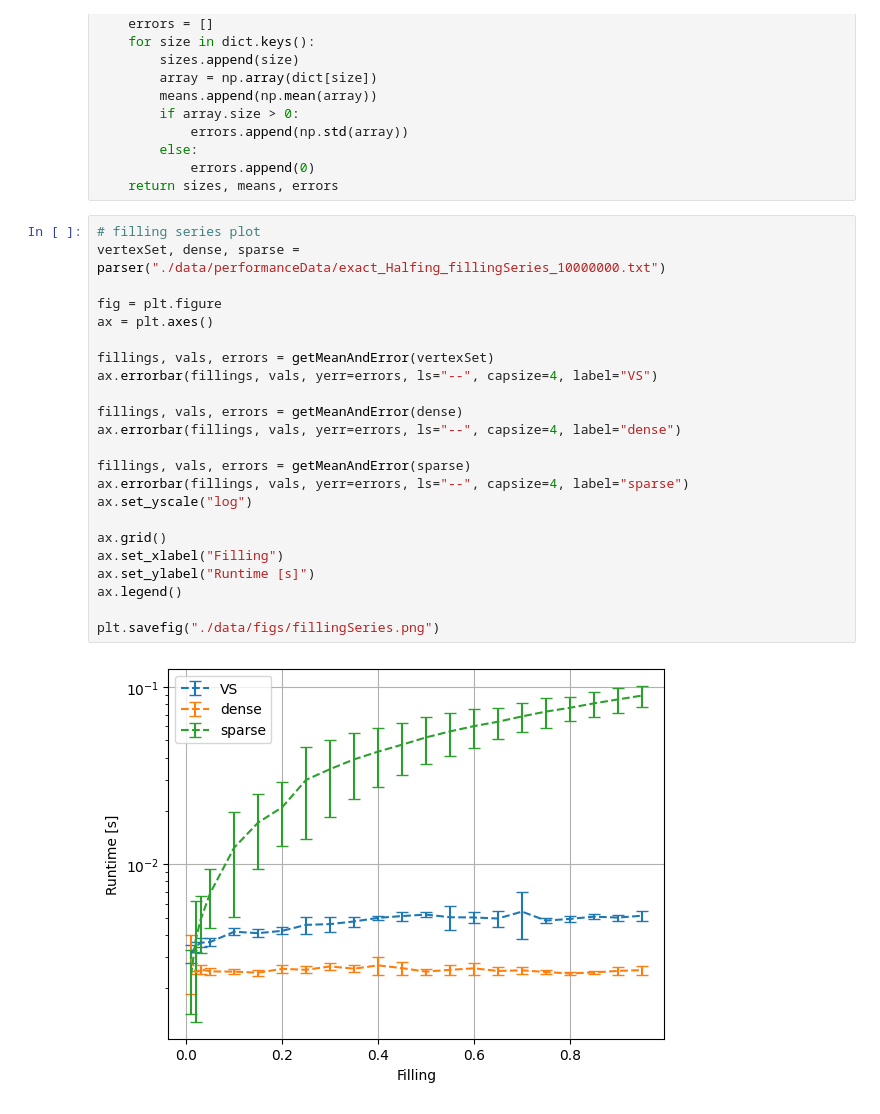
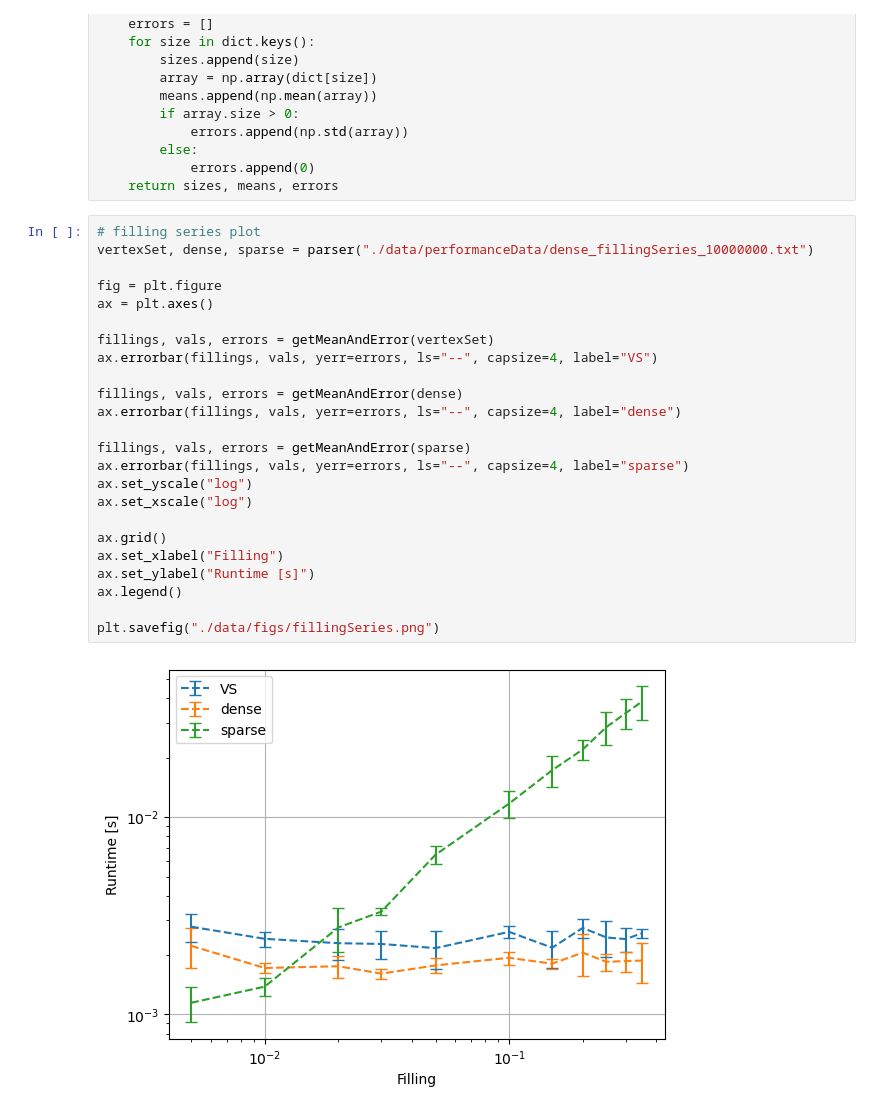
Before and after one commit to Frieder22/graph500, a Jupyter notebook: plots.ipynb, the cells around one changed output. Drawn from its saved outputs; the diff is of its cells as text.

```diff
--- a/plots.ipynb
+++ b/plots.ipynb
@@ -67,27 +67,28 @@ def getMeanAndError(dict):
     return sizes, means, errors
 # %%
 # filling series plot
-vertexSet, dense, sparse = parser("./data/performanceData/exact_Halfing_fillingSeries_10000000.txt")
+vertexSet, dense, sparse = parser("./data/performanceData/dense_fillingSeries_10000000.txt")
 
 fig = plt.figure
 ax = plt.axes()
 
 fillings, vals, errors = getMeanAndError(vertexSet)
 ax.errorbar(fillings, vals, yerr=errors, ls="--", capsize=4, label="VS")
 
 fillings, vals, errors = getMeanAndError(dense)
 ax.errorbar(fillings, vals, yerr=errors, ls="--", capsize=4, label="dense")
 
 fillings, vals, errors = getMeanAndError(sparse)
 ax.errorbar(fillings, vals, yerr=errors, ls="--", capsize=4, label="sparse")
 ax.set_yscale("log")
+ax.set_xscale("log")
 
 ax.grid()
 ax.set_xlabel("Filling")
 ax.set_ylabel("Runtime [s]")
 ax.legend()
 
 plt.savefig("./data/figs/fillingSeries.png")
 # %% [output]
-[figure, old version]
+[figure, new version]
 # %%
```
Also changed, not shown: parts of 1 cell of this notebook, 5 other files.
